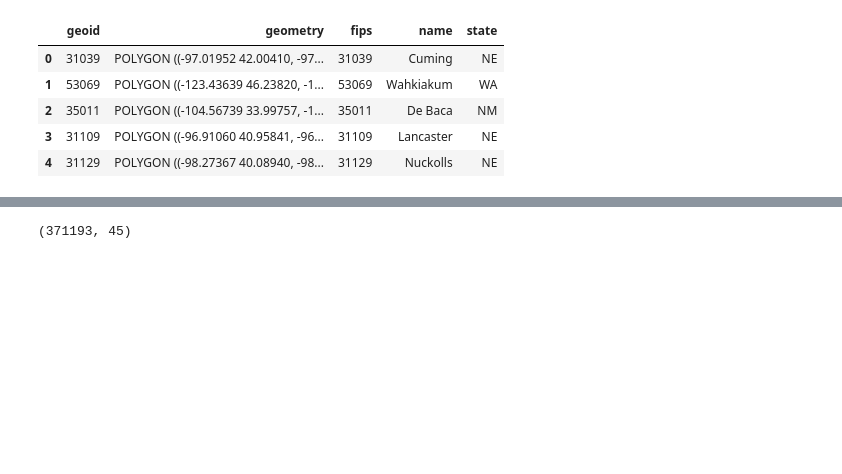
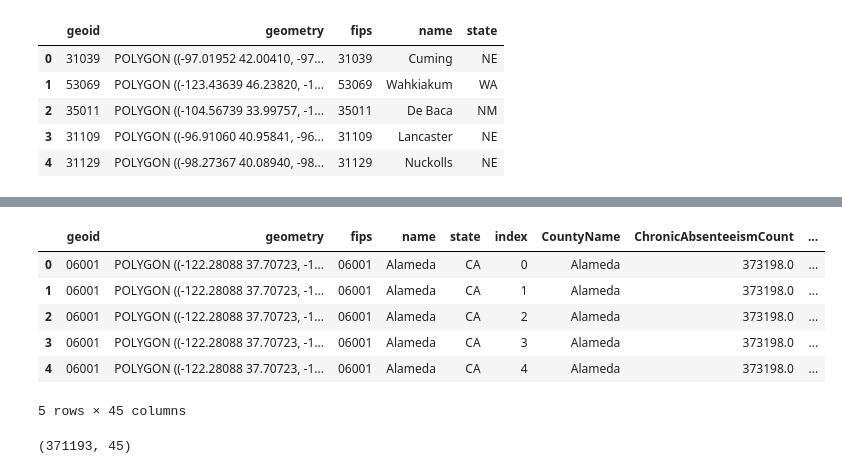
Before and after one commit to nnasr001/PBPL280S21Project1, a Jupyter notebook: SchoolCountyData.ipynb, the cells around one changed output, grey strips where cells are left out. Cells and saved outputs as stored; diff of their text form; code cells hidden in the pictures; blank space fills up the shorter version.

```diff
--- a/SchoolCountyData.ipynb
+++ b/SchoolCountyData.ipynb
@@ -512,3 +511,13 @@ NameError: name 'schoolcounty_data' is not defined
+# %%
+counties.head()
+# %% [output]
+|  | geoid | geometry | fips | name | state | index | CountyName | ChronicAbsenteeismCount | ... |
+| 0 | 06001 | POLYGON ((-122.28088 37.70723, -1... | 06001 | Alameda | CA | 0 | Alameda | 373198.0 | ... |
+| 1 | 06001 | POLYGON ((-122.28088 37.70723, -1... | 06001 | Alameda | CA | 1 | Alameda | 373198.0 | ... |
+| 2 | 06001 | POLYGON ((-122.28088 37.70723, -1... | 06001 | Alameda | CA | 2 | Alameda | 373198.0 | ... |
+| 3 | 06001 | POLYGON ((-122.28088 37.70723, -1... | 06001 | Alameda | CA | 3 | Alameda | 373198.0 | ... |
+| 4 | 06001 | POLYGON ((-122.28088 37.70723, -1... | 06001 | Alameda | CA | 4 | Alameda | 373198.0 | ... |
+5 rows × 45 columns
 # %%
 counties.shape
 # %% [output]
```
Also changed, not shown: parts of 13 cells of this notebook.
